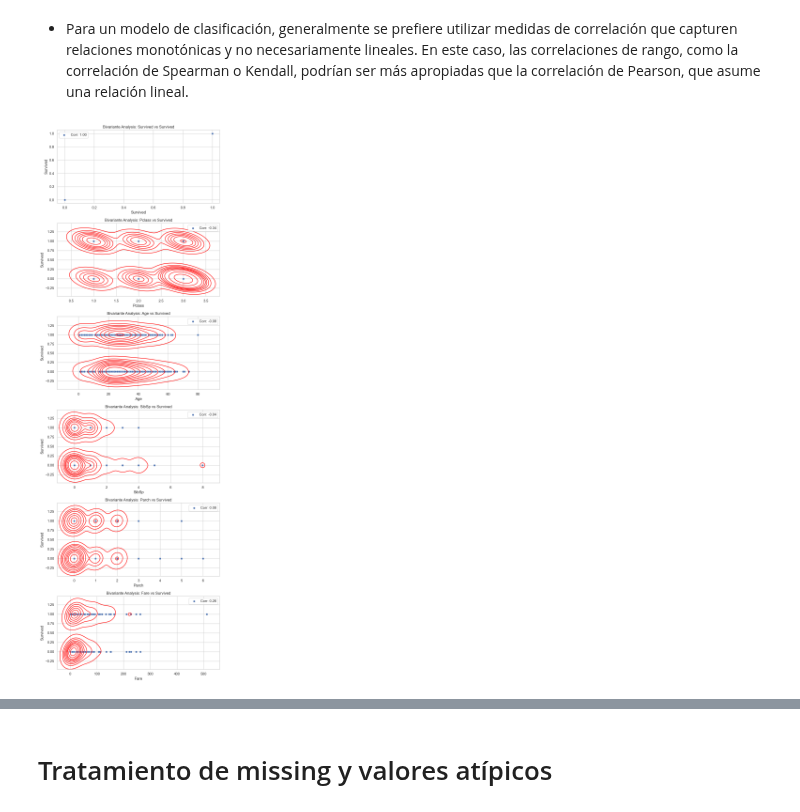
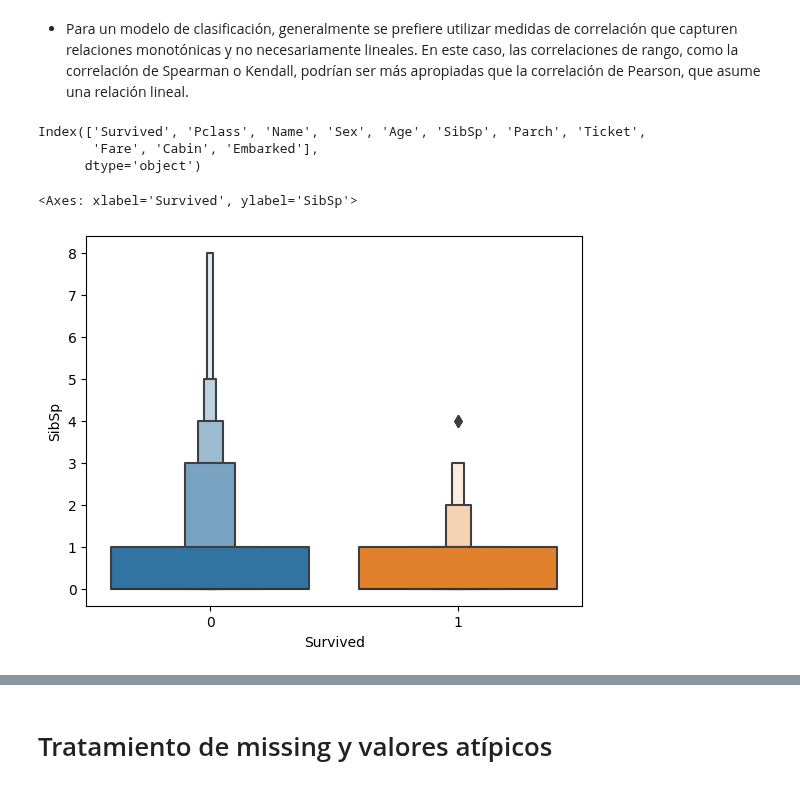
Before and after one commit to solfontan/DS_PT_09_2023, a Jupyter notebook: Machine_Learning/1-Supervisado/4-Ejercicio/Titanic.ipynb, the cells around one changed output, grey strips where cells are left out. Drawn from its saved outputs; the diff is of its cells as text; code cells hidden in the pictures.

```diff
--- a/Machine_Learning/1-Supervisado/4-Ejercicio/Titanic.ipynb
+++ b/Machine_Learning/1-Supervisado/4-Ejercicio/Titanic.ipynb
@@ -342,65 +367,14 @@ Variable : FARE
 #### análisis bivariante
 # %% [markdown]
 - Para un modelo de clasificación, generalmente se prefiere utilizar medidas de correlación que capturen relaciones monotónicas y no necesariamente lineales. En este caso, las correlaciones de rango, como la correlación de Spearman o Kendall, podrían ser más apropiadas que la correlación de Pearson, que asume una relación lineal.
-# %%
-import pandas as pd
-import seaborn as sns
-import matplotlib.pyplot as plt
-from scipy.stats import spearmanr
-
-def bivariate_analysis(df, target_column, correlation_method='pearson'):
-    """
-    Genera un análisis bivariante de las columnas numéricas del DataFrame con respecto a la columna objetivo.
-
-    Parameters:
-        - df: DataFrame de pandas
-        - target_column: Nombre de la columna objetivo
-        - correlation_method: Método de correlación ('pearson', 'kendall', 'spearman')
-
-    Returns:
-        None (muestra los gráficos)
-    """
-    # Convertir valores infinitos a NaN
-    df.replace([np.inf, -np.inf], np.nan, inplace=True)
-
-    # Filtrar solo las columnas numéricas para el análisis bivariante
-    numerical_columns = df.select_dtypes(include=['number']).columns
-
-    # Configurar el estilo de seaborn para gráficos más atractivos
-    sns.set(style="whitegrid")
-
-    # Configurar el tamaño del gráfico en función del número de columnas numéricas
-    num_plots = len(numerical_columns)
-    fig, axes = plt.subplots(nrows=num_plots, ncols=1, figsize=(8, 4 * num_plots))
-
-    # Iterar sobre las columnas numéricas y generar gráficos
-    for i, column in enumerate(numerical_columns):
-        # Scatterplot con línea de densidad
-        sns.scatterplot(x=df[column], y=df[target_column], ax=axes[i])
-        sns.kdeplot(x=df[column], y=df[target_column], fill=False, color='red', ax=axes[i])
-
-        # Calcular la correlación
-        if correlation_method == 'pearson':
-            correlation_value = df[column].corr(df[target_column])
-        elif correlation_method == 'kendall':
-            correlation_value, _ = df[column].corr(df[target_column], method='kendall')
-        elif correlation_method == 'spearman':
-            correlation_value, _ = spearmanr(df[column], df[target_column])
-
-        # Agregar la correlación a la leyenda
-        axes[i].legend([f'Corr: {correlation_value:.2f}'])
-
-        # Añadir títulos y etiquetas
-        axes[i].set_title(f'Bivariante Analysis: {column} vs {target_column}')
-        axes[i].set_xlabel(column)
-        axes[i].set_ylabel(target_column)
-
-    # Ajustar la disposición y mostrar el gráfico
-    plt.tight_layout()
-    plt.show()
-
-# Ejemplo de uso
-# Supongamos que 'df' es tu DataFrame y 'columna_objetivo' es el nombre de la columna que deseas analizar
-bivariate_analysis(df, 'Survived', correlation_method='pearson')
-# %% [output]
-[figure, removed]
+# %%
+df.columns
+# %% [output]
+Index(['Survived', 'Pclass', 'Name', 'Sex', 'Age', 'SibSp', 'Parch', 'Ticket',
+       'Fare', 'Cabin', 'Embarked'],
+      dtype='object')
+# %%
+sns.boxenplot(data=df, x='Survived', y ='SibSp')
+# %% [output]
+<Axes: xlabel='Survived', ylabel='SibSp'>
+[figure, added]
```
Also changed, not shown: parts of 81 cells of this notebook, 4 other files.
